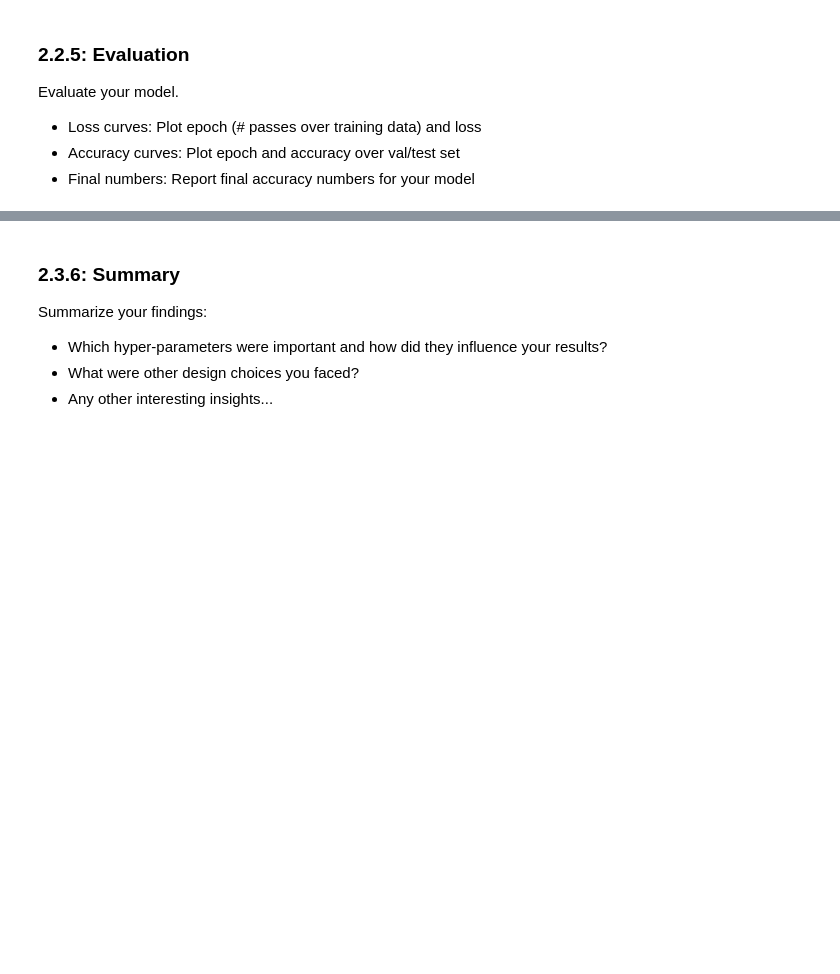
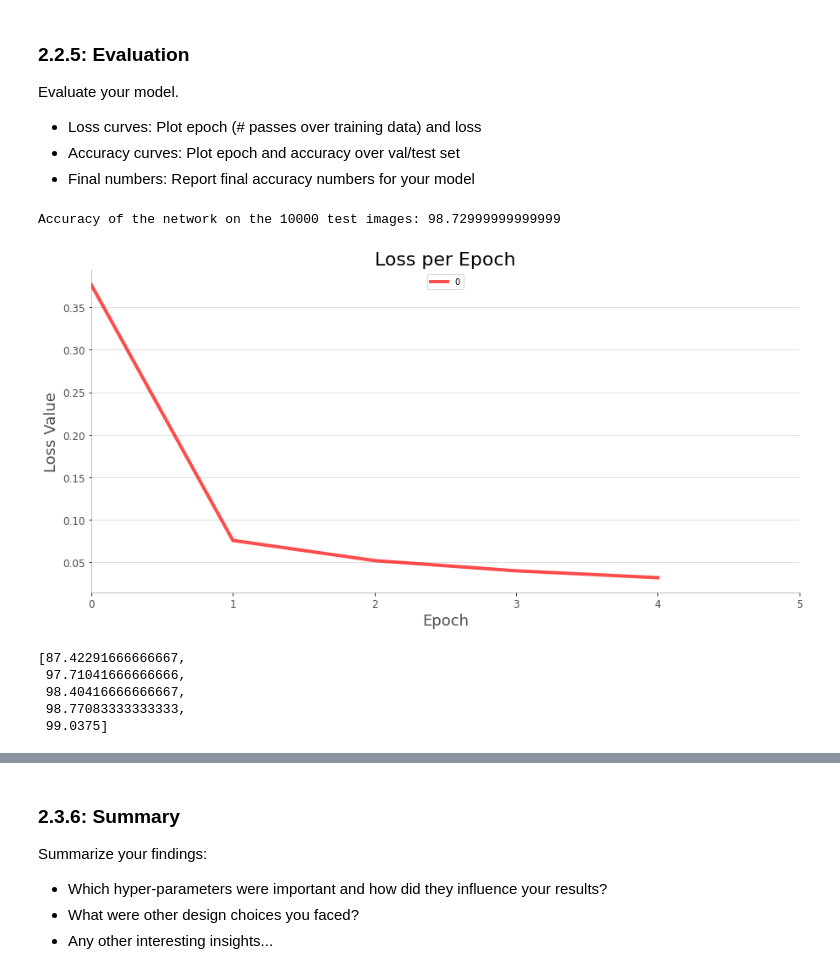
Before and after one commit to shahrukhx01/adversarial-ml-101, a Jupyter notebook: assignment1/mahnoor/cnn/cnn_implementation-Optuna_hyperparameter_tuning.ipynb, the cells around one changed output, grey strips where cells are left out. Cells and saved outputs as stored; diff of their text form; code cells hidden in the pictures; blank space fills up the shorter version.

Commit message:
Plots added to cnn implementation

```diff
--- a/assignment1/mahnoor/cnn/cnn_implementation-Optuna_hyperparameter_tuning.ipynb
+++ b/assignment1/mahnoor/cnn/cnn_implementation-Optuna_hyperparameter_tuning.ipynb
@@ -249,7 +217,7 @@ training_params = {
         'TEST_BATCH_SIZE' : 1000,
         'LEARNING_RATE' : 0.001,
         'OPTIMIZER': optim.Adam,
-        'NUM_EPOCHS' : 1
+        'NUM_EPOCHS' : 5
 }
 
 model_params = {
@@ -270,9 +238,7 @@ print(f'Total number of parameters: {sum(p.numel() for p in model.parameters())}
 criterion = nn.CrossEntropyLoss().to(training_params['DEVICE'])
 optimizer = training_params['OPTIMIZER'](model.parameters(), lr=training_params['LEARNING_RATE'])
 
-loss = _network_training(model, train_loader, validation_loader, criterion, optimizer, training_params)
-
-_test_model(BEST_MODEL='Accuracy_98.875_batchsize_64_lr_0.001.ckpt')
+loss, train_acc, validation_acc = _network_training(model, train_loader, validation_loader, criterion, optimizer, training_params)
 # %% [output]
 Network structure is: <bound method Module.parameters of CNN_Network(
   (layers): Sequential(
@@ -302,7 +292,37 @@ Evaluate your model.
+# %%
+_test_model(model, test_loader, BEST_MODEL='Accuracy_99.13333333333333_batchsize_64_lr_0.001.ckpt', set_device = training_params['DEVICE'])
+# %% [output]
+Accuracy of the network on the 10000 test images: 98.72999999999999
 # %%
 # Here plot epoch (# passes over training data) and loss
-#
-# ------- Your Code -------
-#
+
+df = pd.DataFrame(loss)
+df.plot(color='red', linewidth=4, alpha=0.7, figsize=(15,7), label='Loss')
+plt.xlim([0,5])
+# plt.ylim(-20,100)
+plt.title('Loss per Epoch', fontsize=22)
+plt.grid(axis='y', alpha=.5)
+plt.yticks(fontsize=12, alpha=.7)
+plt.xticks(fontsize=12, alpha=.7)
+plt.xlabel('Epoch', fontsize=18, alpha=.7)
+plt.ylabel('Loss Value', fontsize=18, alpha=.7)
+# Lighten borders
+plt.gca().spines["top"].set_alpha(.0)
+plt.gca().spines["bottom"].set_alpha(.3)
+plt.gca().spines["right"].set_alpha(.0)
+plt.gca().spines["left"].set_alpha(.3)
+
+plt.legend(loc='upper center')
+plt.show()
+# %% [output]
+[figure, added]
+# %%
+train_acc
+# %% [output]
+[87.42291666666667,
+ 97.71041666666666,
+ 98.40416666666667,
+ 98.77083333333333,
+ 99.0375]
 # %%
 # Here plot epoch and accuracy over val/test set
```
Also changed, not shown: parts of 18 cells of this notebook, 4 other files.
